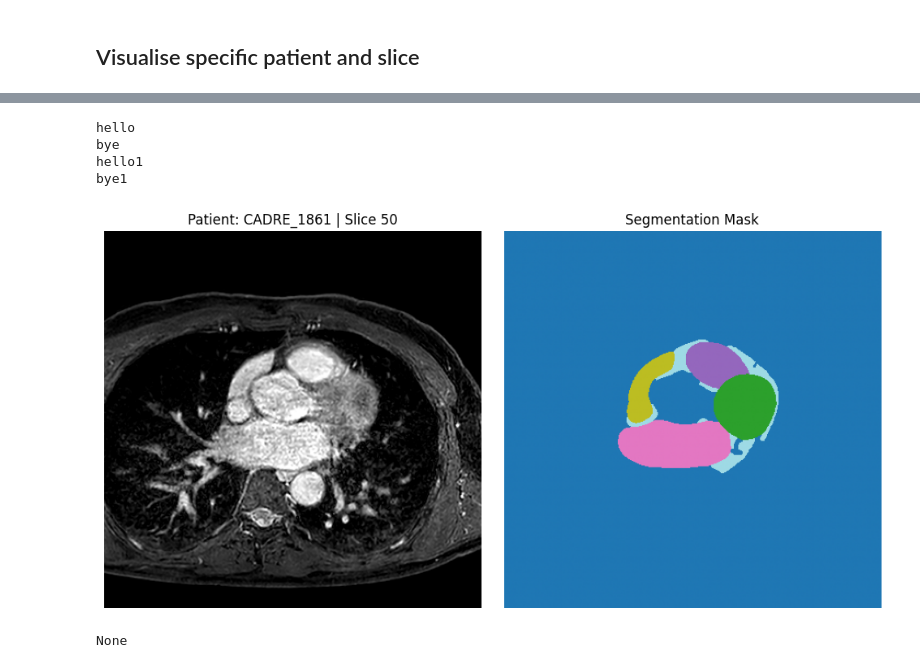
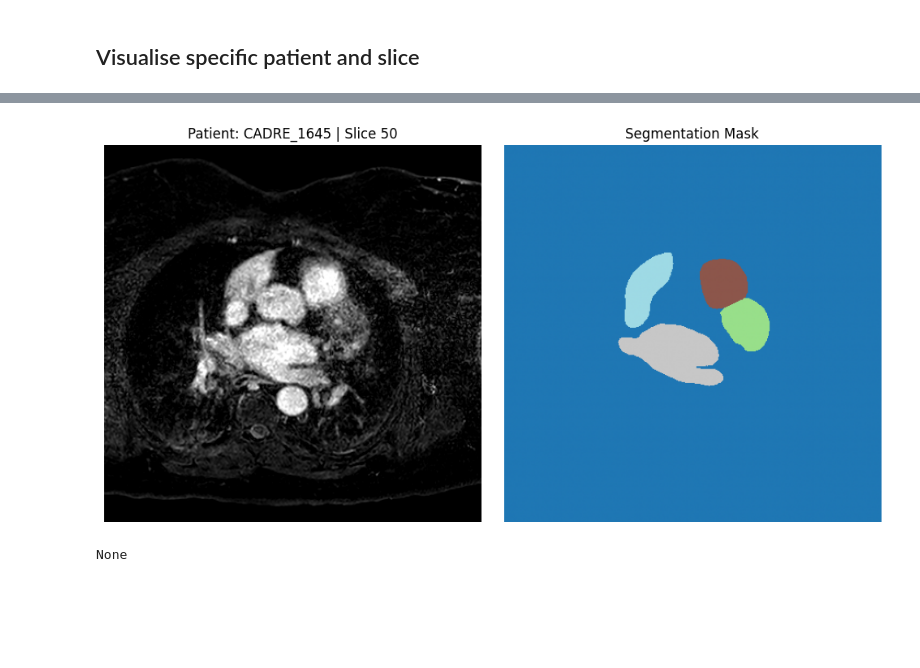
Before and after one commit to Josephgggg/heart_segmentation, a Jupyter notebook: unet_applied.ipynb, the cells around one changed output, grey strips where cells are left out. Cells and saved outputs as stored; diff of their text form; code cells hidden in the pictures; blank space fills up the shorter version.

```diff
--- a/unet_applied.ipynb
+++ b/unet_applied.ipynb
@@ -158,7 +173,7 @@ for c in dataset.mask_values:
 import matplotlib.pyplot as plt
 
 # 1. Target patient and slice
-target_patient = "CADRE_1861"
+target_patient = "CADRE_1645"
 target_slice = 50
 
 # 2. Find the exact dataset index
@@ -171,13 +186,13 @@ except StopIteration:
     raise ValueError(f"Slice {target_slice} for patient '{target_patient}' was not found in dataset.index.")
 
 # 3. Load the sample
-print("hello")
+# print("hello")
 sample = dataset[sample_idx]
-print("bye")
-print("hello1")
+# print("bye")
+# print("hello1")
 image_2d = sample['image'].squeeze(0).numpy()
 mask_2d = sample['mask'].numpy()
-print("bye1")
+# print("bye1")
 
 # 4. Display the slice and mask side-by-side
 fig, axes = plt.subplots(1, 2, figsize=(10, 5))
@@ -199,8 +211,4 @@ INFO: generated new fontManager
-hello
-bye
-hello1
-bye1
-[figure, old version]
+[figure, new version]
 # %%
 # import numpy as np
 # from utils.data_loading import BasicDataset, VolumeMRIDataset
```
Also changed, not shown: parts of 14 cells of this notebook, 2 other files.
